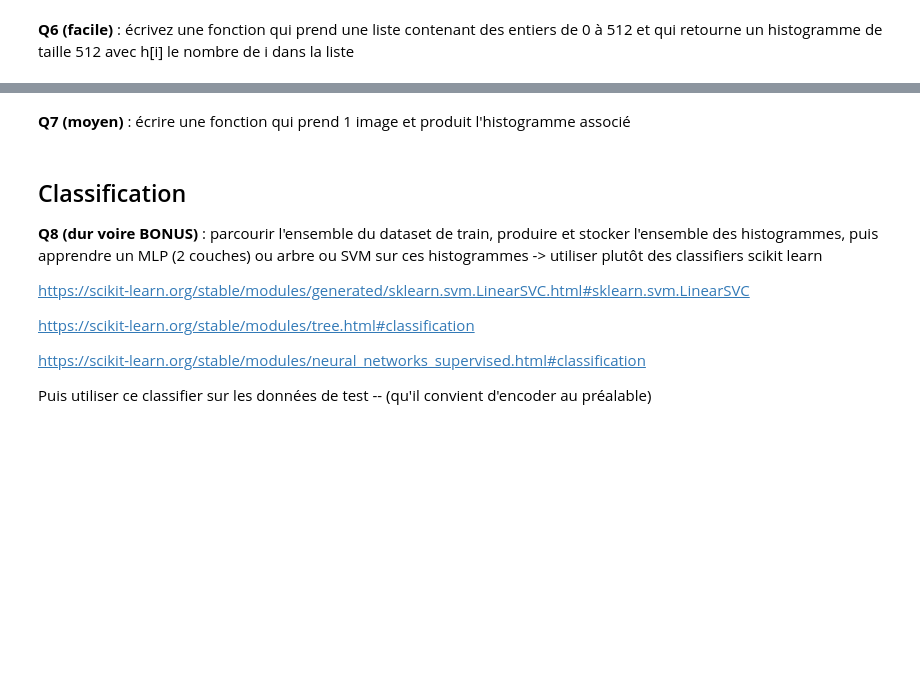
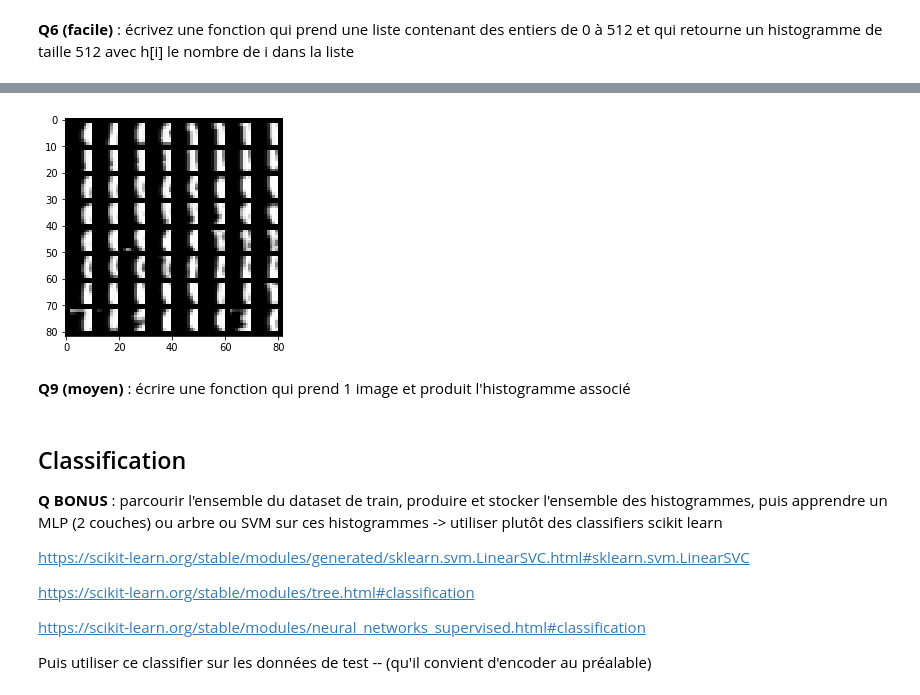
Before and after one commit to achanhon/coursdeeplearningcolab, a Jupyter notebook: 2020/bow_mnist.ipynb, the cells around one changed output, grey strips where cells are left out. Cells and saved outputs as stored; diff of their text form; code cells hidden in the pictures; blank space fills up the shorter version.

```diff
--- a/2020/bow_mnist.ipynb
+++ b/2020/bow_mnist.ipynb
@@ -176,2 +193,8 @@ array([ 14,  14,  14, ..., 107, 133, 133], dtype=int32)
+# %%
+
+patchwithcenterC = [tmp[i] for i in range(len(tmp)) if labelsK[i]==c]
+show64patch(patchwithcenterC)
+# %% [output]
+[figure, added]
 # %% [markdown]
-**Q7 (moyen)** : écrire une fonction qui prend 1 image et produit l'histogramme associé
+**Q9 (moyen)** : écrire une fonction qui prend 1 image et produit l'histogramme associé
@@ -181,7 +213,7 @@ def encodeimage(image):
 # %% [markdown]
 ## Classification
 
-**Q8 (dur voire BONUS)** : parcourir l'ensemble du dataset de train, produire et stocker l'ensemble des histogrammes, puis apprendre un MLP (2 couches) ou arbre ou SVM sur ces histogrammes -> utiliser plutôt des classifiers scikit learn
+**Q BONUS** : parcourir l'ensemble du dataset de train, produire et stocker l'ensemble des histogrammes, puis apprendre un MLP (2 couches) ou arbre ou SVM sur ces histogrammes -> utiliser plutôt des classifiers scikit learn
 
 https://scikit-learn.org/stable/modules/generated/sklearn.svm.LinearSVC.html#sklearn.svm.LinearSVC
 
```
Also changed, not shown: parts of 14 cells of this notebook.
